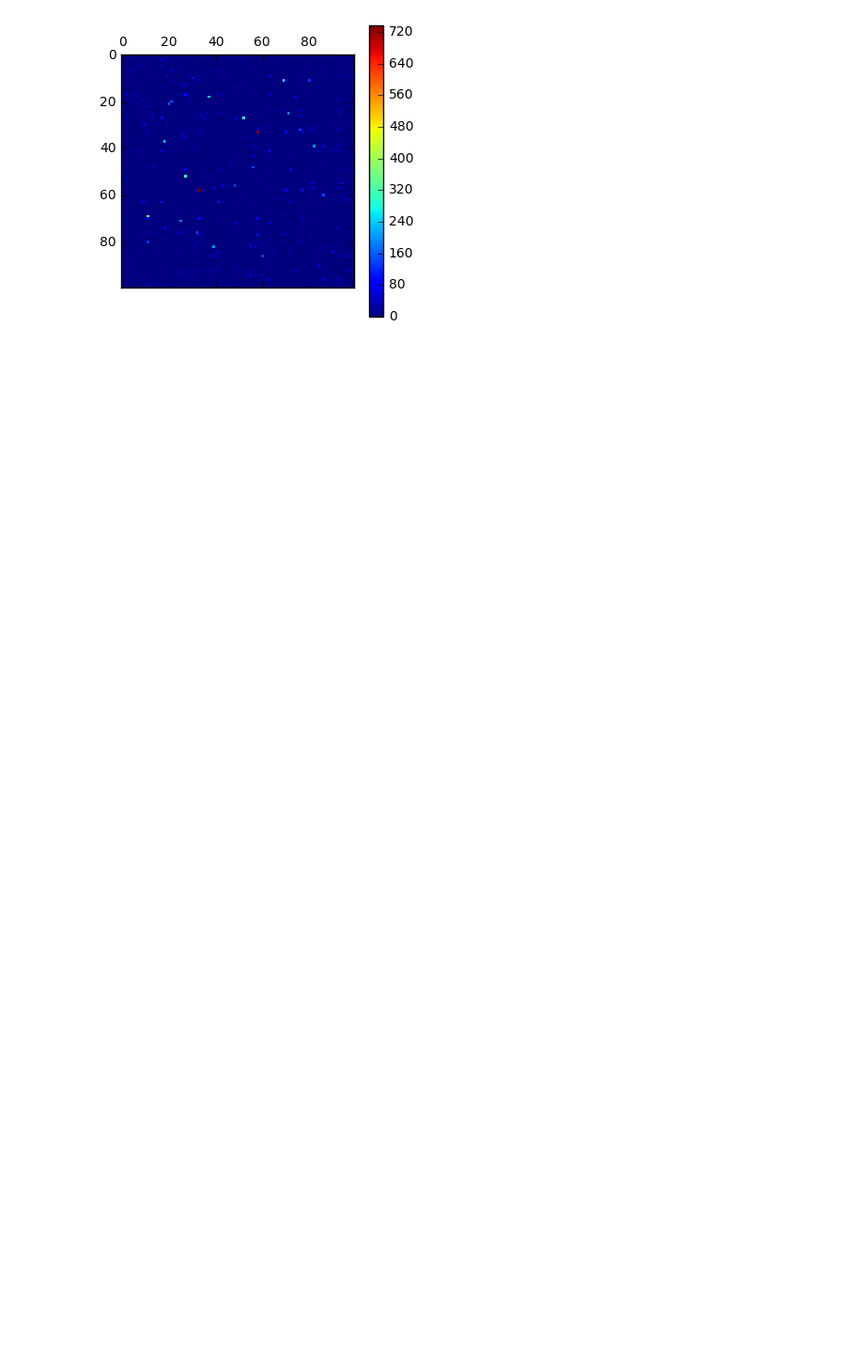
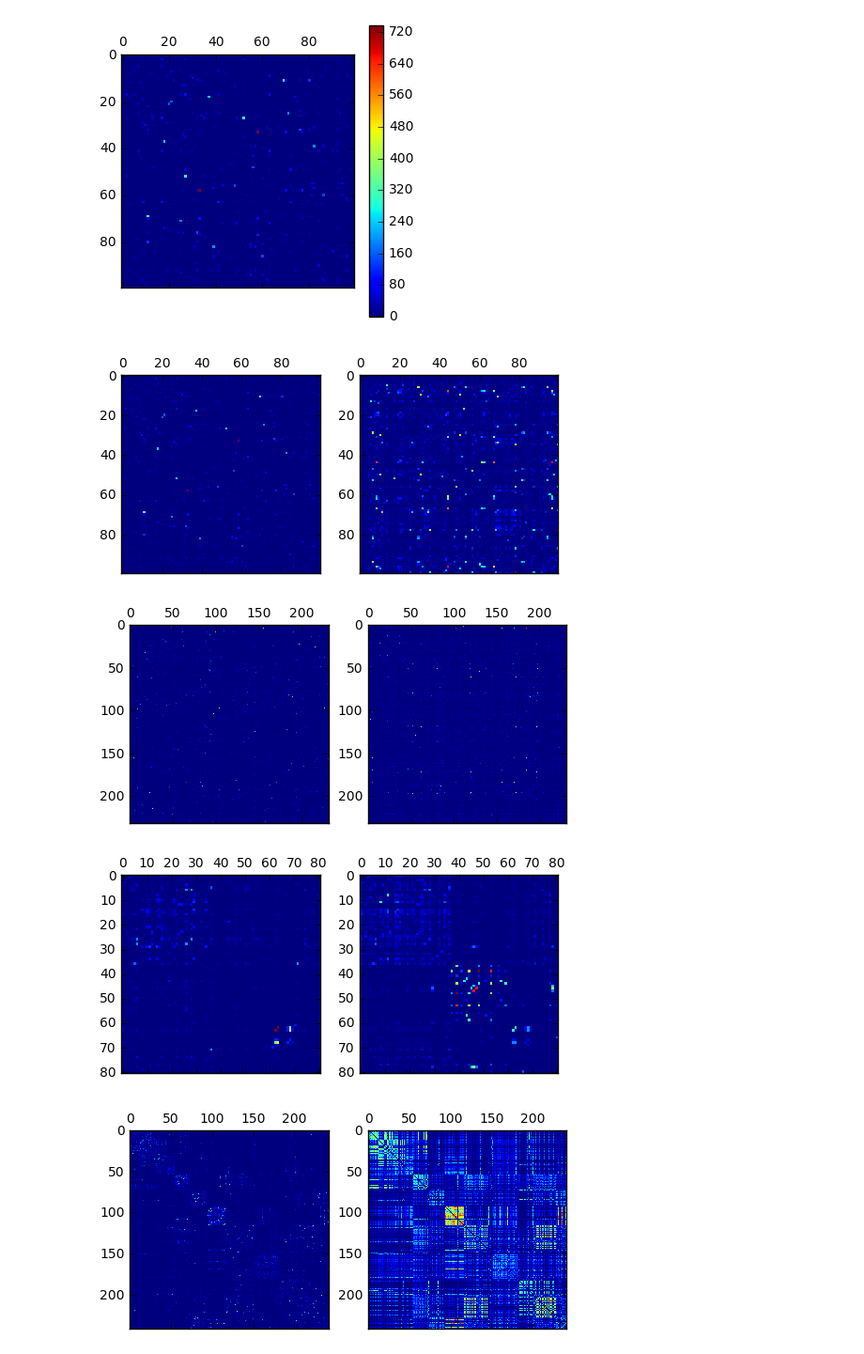
Before and after one commit to ConradHougen/GraphEpidemicEstimation, a Jupyter notebook: data_exploration.ipynb, the cells around one changed output. Shown: that part at 94% size. Cells and saved outputs as stored; diff of their text form; code cells hidden in the pictures; blank space fills up the shorter version.

Commit message:
Temporally aggregated adjacency matrices

```diff
--- a/data_exploration.ipynb
+++ b/data_exploration.ipynb
@@ -10,7 +11,7 @@ contact_filenames = ['contact/tij_InVS13.dat',
                     'contact/tij_SFHH.dat',
                     'contact/tij_Thiers13.dat']
 
-copresence_filenames = ['co-presence/tij_pres_InVS13/dat',
+copresence_filenames = ['co-presence/tij_pres_InVS13.dat',
                        'co-presence/tij_pres_InVS15.dat',
                        'co-presence/tij_pres_LH10.dat',
                        'co-presence/tij_pres_LyonSchool.dat',
@@ -23,6 +24,20 @@ metadata_filenames = ['metadata/metadata_InVS13.dat',
                      'metadata/metadata_LyonSchool.dat',
                      'metadata/metadata_SFHH.dat',
                      'metadata/metadata_Thiers13.dat']
+
+contact_output_filenames = ['output/temporally_aggregate_matrices/contact/agg_mat_InVS13.dat',
+                           'output/temporally_aggregate_matrices/contact/agg_mat_InVS15.dat',
+                           'output/temporally_aggregate_matrices/contact/agg_mat_LH10.dat',
+                           'output/temporally_aggregate_matrices/contact/agg_mat_LyonSchool.dat',
+                           'output/temporally_aggregate_matrices/contact/agg_mat_SFHH.dat',
+                           'output/temporally_aggregate_matrices/contact/agg_mat_Thiers13.dat']
+
+copresence_output_filenames = ['output/temporally_aggregate_matrices/co-presence/agg_mat_pres_InVS13.dat',
+                               'output/temporally_aggregate_matrices/co-presence/agg_mat_pres_InVS15.dat',
+                               'output/temporally_aggregate_matrices/co-presence/agg_mat_pres_LH10.dat',
+                               'output/temporally_aggregate_matrices/co-presence/agg_mat_pres_LyonSchool.dat',
+                               'output/temporally_aggregate_matrices/co-presence/agg_mat_pres_SFHH.dat',
+                               'output/temporally_aggregate_matrices/co-presence/agg_mat_pres_Thiers13.dat']
 # %%
 def create_node_df_from_metadata_file(metadata_filename):
     with open(metadata_filename, 'r') as f:
@@ -81,3 +100,32 @@ plt.colorbar()
 plt.show()
 # %% [output]
 [figure]
+# %%
+# For each dataset, create the temporally aggregated adjacency matrices, and display them
+for f_idx in range(0, 6):
+    nodes = create_node_df_from_metadata_file(metadata_filenames[f_idx])
+
+    plt.figure(f_idx+1)
+
+    tij = create_tij_df_from_data_file(contact_file\names[f_idx])
+    A = create_temporally_aggregated_adj_mat(tij, nodes)
+    output_file_contact = open(contact_output_filenames[f_idx], 'wb')
+    output_file_contact.write(A)
+    output_file_contact.close()
+    plt.subplot(1, 2, 1)
+    plt.matshow(A, fignum=False)
+
+    tij = create_tij_df_from_data_file(copresence_filenames[f_idx])
+    A = create_temporally_aggregated_adj_mat(tij, nodes)
+    output_file_pres = open(copresence_output_filenames[f_idx], 'wb')
+    output_file_pres.write(A)
+    output_file_pres.close()
+    plt.subplot(1, 2, 2)
+    plt.matshow(A, fignum=False)
+
+    plt.show()
+# %% [output]
+[figure, added]
+[figure, added]
+[figure, added]
+[figure, added]
```
Also changed, not shown: parts of 5 cells of this notebook, 12 other files.
